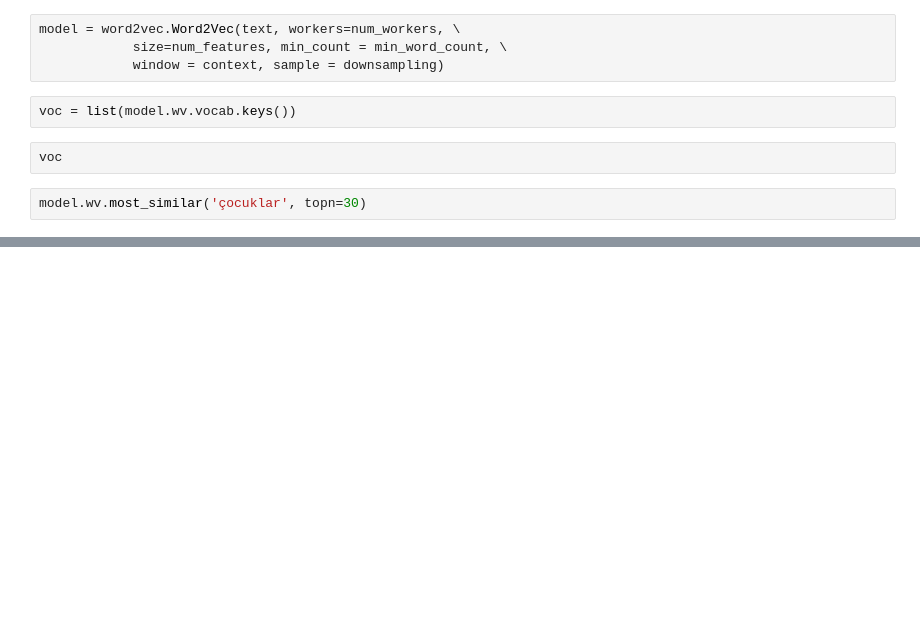
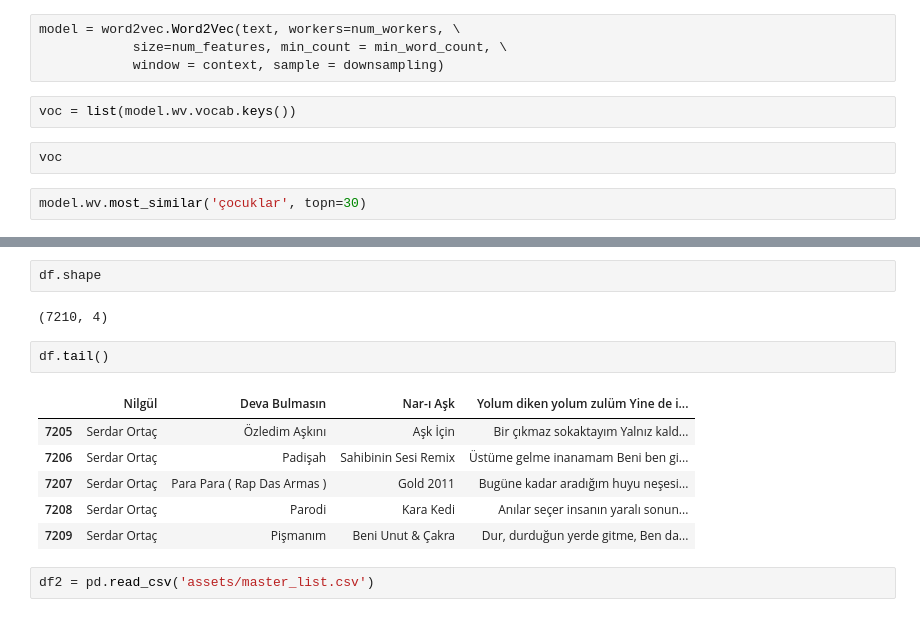
Before and after one commit to jonwithers/turkish-song-nlp, a Jupyter notebook: data exploration.ipynb, the cells around one changed output, grey strips where cells are left out. Cells and saved outputs as stored; diff of their text form; blank space fills up the shorter version.

```diff
--- a/data exploration.ipynb
+++ b/data exploration.ipynb
@@ -147,0 +255,15 @@ model.wv.most_similar('çocuklar', topn=30)
+# %%
+df.shape
+# %% [output]
+(7210, 4)
+# %%
+df.tail()
+# %% [output]
+|  | Nilgül | Deva Bulmasın | Nar-ı Aşk | Yolum diken yolum zulüm Yine de i... |
+| 7205 | Serdar Ortaç | Özledim Aşkını | Aşk İçin | Bir çıkmaz sokaktayım Yalnız kald... |
+| 7206 | Serdar Ortaç | Padişah | Sahibinin Sesi Remix | Üstüme gelme inanamam Beni ben gi... |
+| 7207 | Serdar Ortaç | Para Para ( Rap Das Armas ) | Gold 2011 | Bugüne kadar aradığım huyu neşesi... |
+| 7208 | Serdar Ortaç | Parodi | Kara Kedi | Anılar seçer insanın yaralı sonun... |
+| 7209 | Serdar Ortaç | Pişmanım | Beni Unut & Çakra | Dur, durduğun yerde gitme, Ben da... |
+# %%
+df2 = pd.read_csv('assets/master_list.csv')
```
Also changed, not shown: parts of 20 cells of this notebook, 14 other files.
